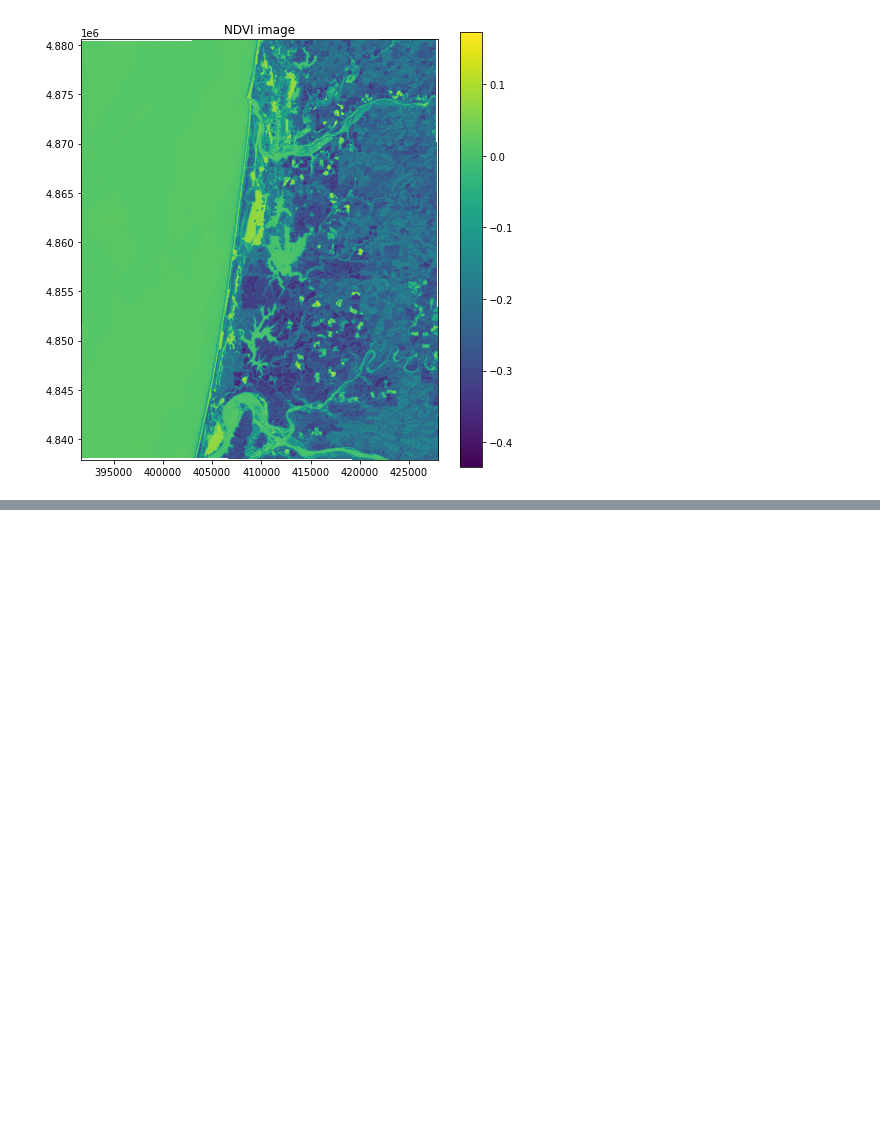
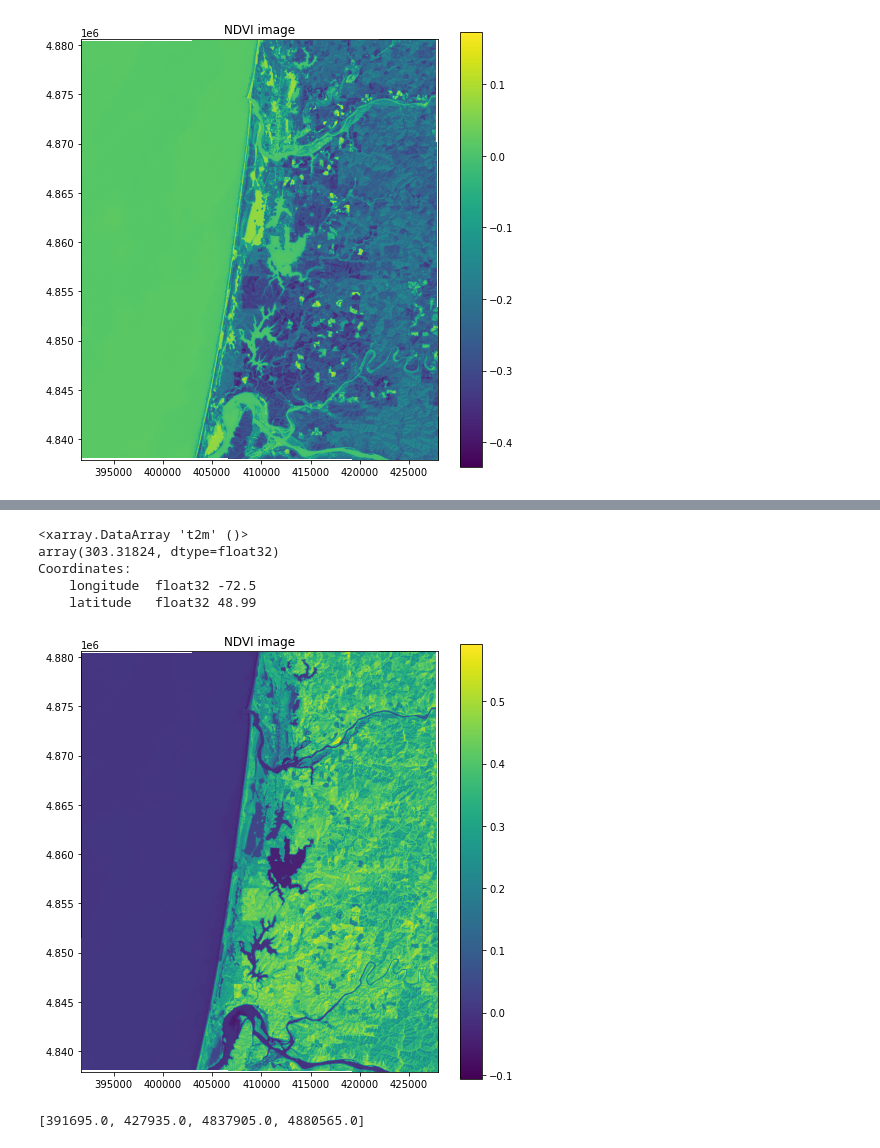
Before and after one commit to morganscafidi/geospatial-data-science, a Jupyter notebook: labs/lab4/lab4_submission.ipynb, the cells around one changed output, grey strips where cells are left out. Drawn from its saved outputs; the diff is of its cells as text; code cells hidden in the pictures; blank space fills up the shorter version.

```diff
--- a/labs/lab4/lab4_submission.ipynb
+++ b/labs/lab4/lab4_submission.ipynb
@@ -171,0 +302,35 @@ plt.show()
+# %%
+daily_max[1,210]
+# %% [output]
+<xarray.DataArray 't2m' ()>
+array(303.31824, dtype=float32)
+Coordinates:
+    longitude  float32 -72.5
+    latitude   float32 48.99
+# %%
+# Open all bands in a loop
+list_bands = []
+for file in files:
+    # Read band
+    src = rasterio.open(file)
+    band = src.read(1)
+
+    # Append to list
+    list_bands.append(band)
+# Convert from list of arrays to n­dimensional array
+all_bands = np.dstack(list_bands)
+# %%
+# Question 3 a﴿ an NDVI image ﴾i.e. ﴾Band 5 - Band 4﴿ / ﴾Band 5 + Band 4﴿﴿
+# Compute NDVI
+np.seterr(divide='ignore', invalid='ignore')
+ndvi = np.divide((all_bands[:,:,4].astype(float) - all_bands[:,:,3].astype(float)), \
+                 (all_bands[:,:,4].astype(float) + all_bands[:,:,3].astype(float)))
+# %%
+# Plot NDVI image
+fig, ax = plt.subplots(figsize=(8,8))
+im = ax.imshow(ndvi, extent=full_extent)
+ax.set_title("NDVI image")
+fig.colorbar(im, orientation='vertical')
+plt.show()
+# %% [output]
+[figure, added]
@@ -171,0 +355,6 @@ plt.show()
+# %%
+# Get corners of dataset
+full_extent = [src.bounds.left, src.bounds.right, src.bounds.bottom, src.bounds.top]
+print(full_extent)
+# %% [output]
+[391695.0, 427935.0, 4837905.0, 4880565.0]
```
Also changed, not shown: parts of 14 cells of this notebook, 2 other files.
